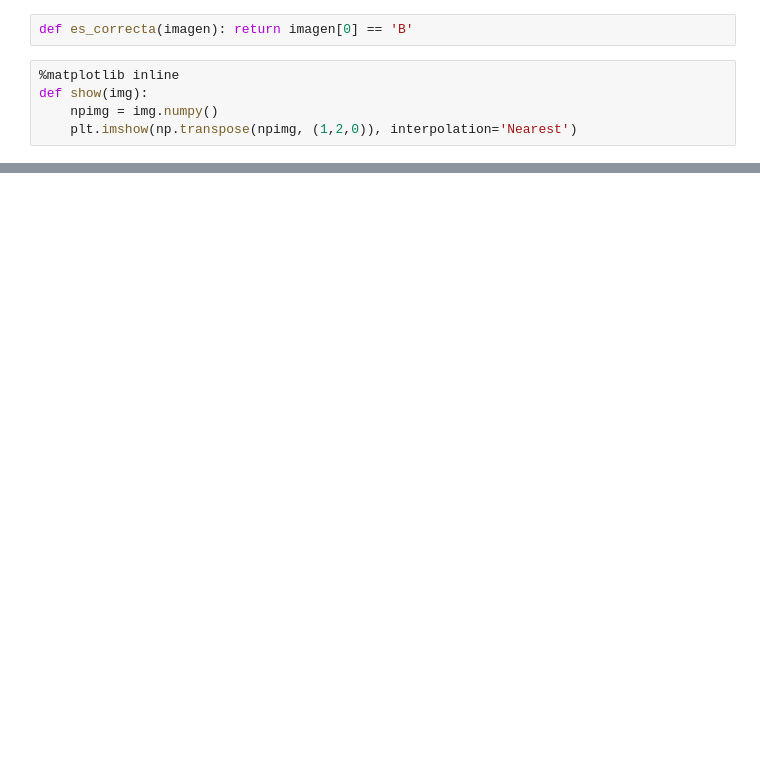
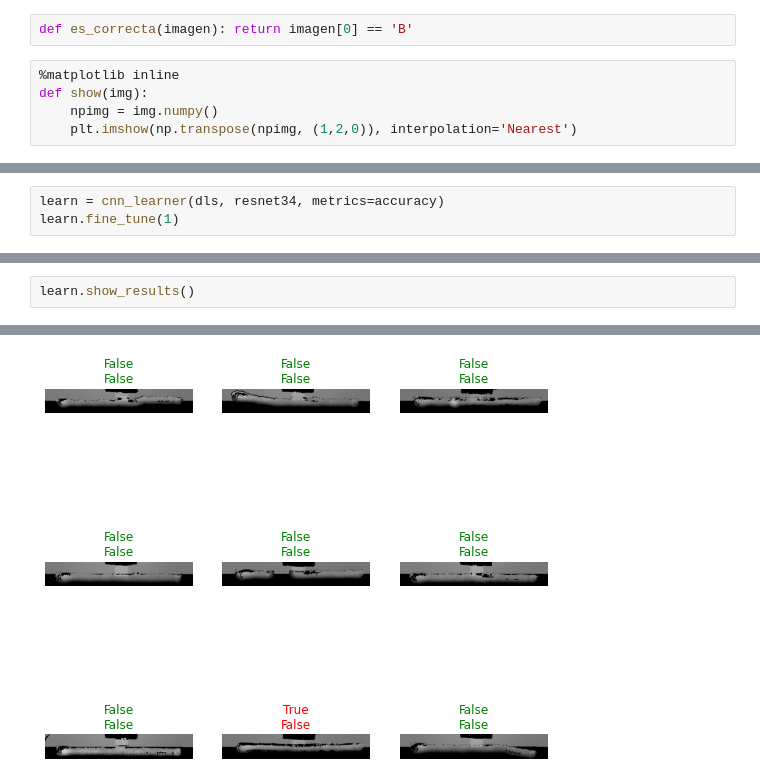
Before and after one commit to Istaliyan/PruebasTFG, a Jupyter notebook: ClasificadorSoldadurasTipo2.ipynb, the cells around one changed output, grey strips where cells are left out. Drawn from its saved outputs; the diff is of its cells as text; blank space fills up the shorter version.

```diff
--- a/ClasificadorSoldadurasTipo2.ipynb
+++ b/ClasificadorSoldadurasTipo2.ipynb
@@ -57,0 +90,3 @@ plt.imshow(np.transpose(make_grid(imagenes),(1,2,0)))
+# %%
+learn = cnn_learner(dls, resnet34, metrics=accuracy)
+learn.fine_tune(1)
@@ -57,0 +97,3 @@ plt.imshow(np.transpose(make_grid(imagenes),(1,2,0)))
+# %%
+learn.show_results()
+# %% [output]
@@ -57,0 +101 @@ plt.imshow(np.transpose(make_grid(imagenes),(1,2,0)))
+[figure, added]
```
Also changed, not shown: parts of 7 cells of this notebook.
